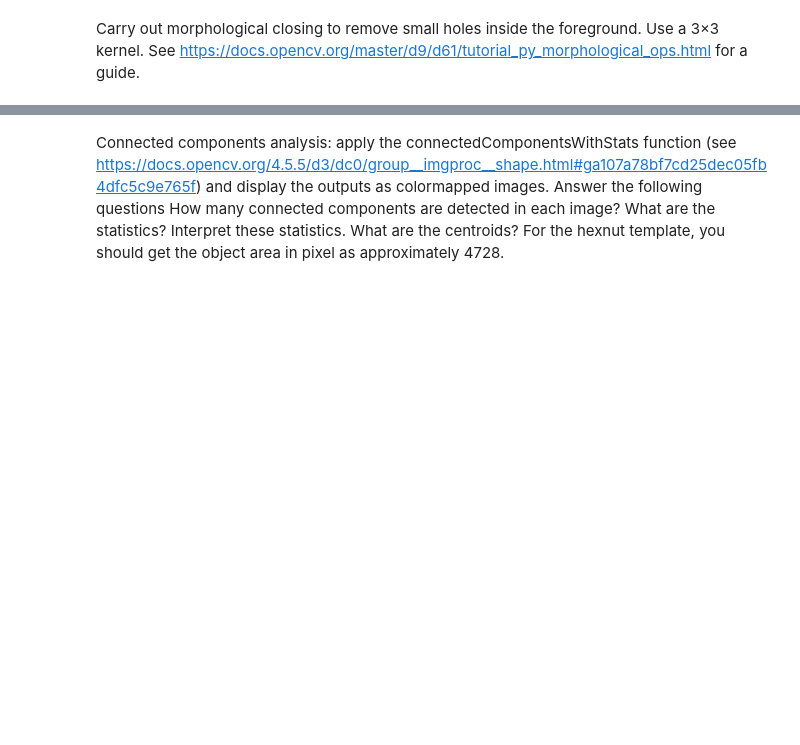
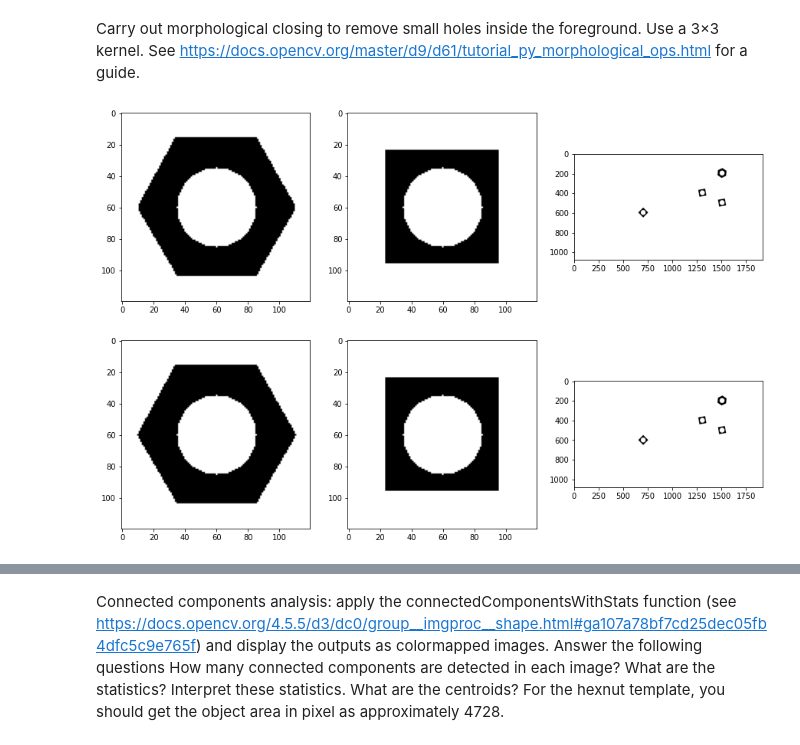
Before and after one commit to nifla2000/EN2550-Codings, a Jupyter notebook: ASSIGNMENT_03/Assignment_3.ipynb, the cells around one changed output, grey strips where cells are left out. Drawn from its saved outputs; the diff is of its cells as text; code cells hidden in the pictures; blank space fills up the shorter version.

```diff
--- a/ASSIGNMENT_03/Assignment_3.ipynb
+++ b/ASSIGNMENT_03/Assignment_3.ipynb
@@ -69,3 +66,18 @@ ret1
 # %% [markdown]
 Carry out morphological closing to remove small holes inside the foreground. Use a 3×3 kernel. </br>
 See https://docs.opencv.org/master/d9/d61/tutorial_py_morphological_ops.html for a guide.
+# %%
+kernel = np.ones((3,3),np.uint8)
+closed_hexnut_template = cv.morphologyEx(th1, cv.MORPH_CLOSE, kernel)
+closed_squarenut_template = cv.morphologyEx(th2, cv.MORPH_CLOSE, kernel)
+closed_conveyor_belt = cv.morphologyEx(th3, cv.MORPH_CLOSE, kernel)
+fig, ax = plt.subplots(2,3,figsize =(15,10))
+ax[0,0].imshow(closed_hexnut_template,'gray')
+ax[0,1].imshow(closed_squarenut_template,'gray')
+ax[0,2].imshow(closed_conveyor_belt,'gray')
+ax[1,0].imshow(th1,'gray')
+ax[1,1].imshow(th2,'gray')
+ax[1,2].imshow(th3,'gray')
+plt.show()
+# %% [output]
+[figure, added]
```
Also changed, not shown: parts of 15 cells of this notebook, 10 other files.
